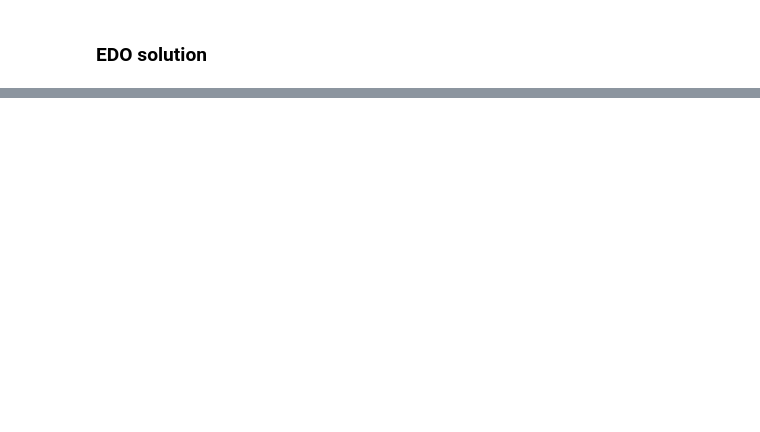
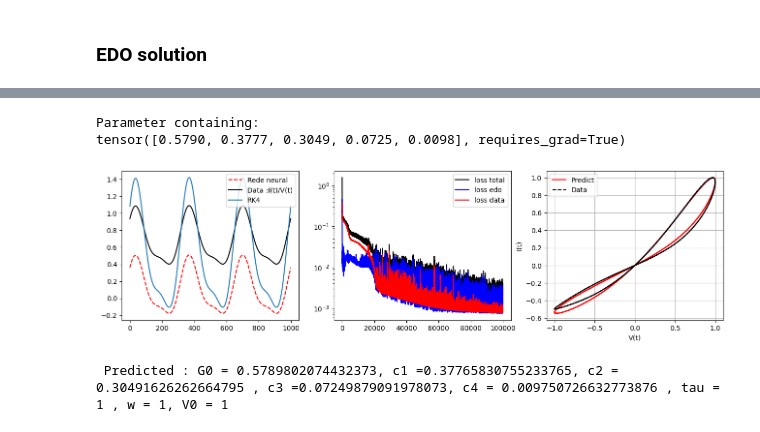
Before and after one commit to GubioGL/MachineLearning, a Jupyter notebook: # ML-apply-in-Physics/castelano-equation5.ipynb, the cells around one changed output, grey strips where cells are left out. Cells and saved outputs as stored; diff of their text form; code cells hidden in the pictures; blank space fills up the shorter version.

```diff
--- a/# ML-apply-in-Physics/castelano-equation5.ipynb
+++ b/# ML-apply-in-Physics/castelano-equation5.ipynb
@@ -230,2 +249,7 @@ def treino2(lr_,neuronio_,camadas,fun_activation,epochs=1000,step_size_=500,N=50
 # %%
-treino(lr_=0.0001,neuronio_=5,camadas=2,fun_activation=SineActivation(),epochs=100000,step_size_=5000,G0=1,c1=1.0,c2=1,c3=0,c4=0,tau=1,w=1,V0=1)
+treino(lr_=0.001,neuronio_=5,camadas=2,fun_activation=SineActivation(),epochs=100000,step_size_=5000,G0=1,c1=1.0,c2=1,c3=0,c4=0,tau=1,w=1,V0=1,ajuste_lr=0)
+# %% [output]
+Parameter containing:
+tensor([0.5790, 0.3777, 0.3049, 0.0725, 0.0098], requires_grad=True)
+[figure, added]
+ Predicted : G0 = 0.5789802074432373, c1 =0.37765830755233765, c2 = 0.30491626262664795 , c3 =0.07249879091978073, c4 = 0.009750726632773876 , tau = 1 , w = 1, V0 = 1
```
Also changed, not shown: parts of 10 cells of this notebook, 1 other file.
